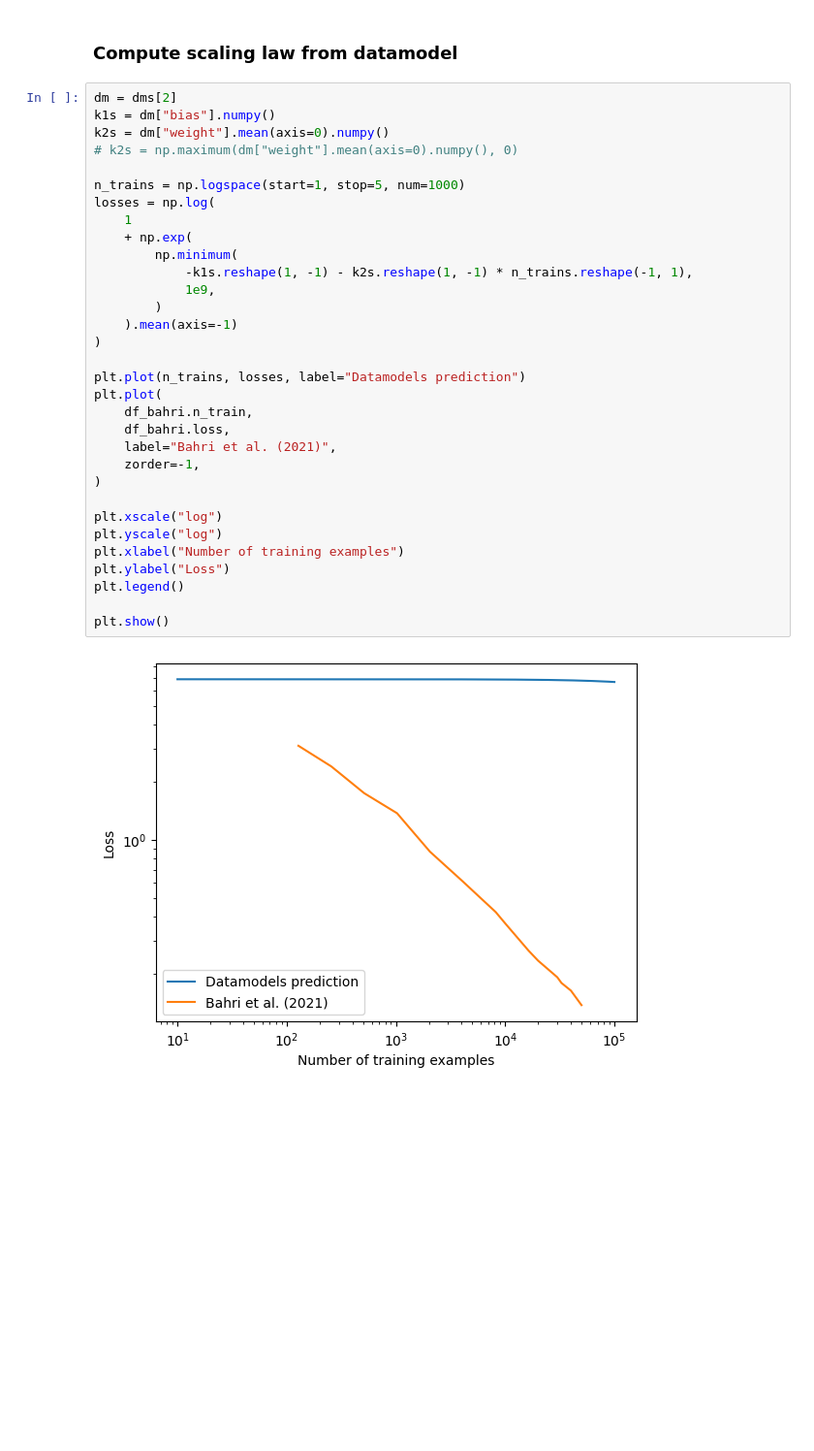
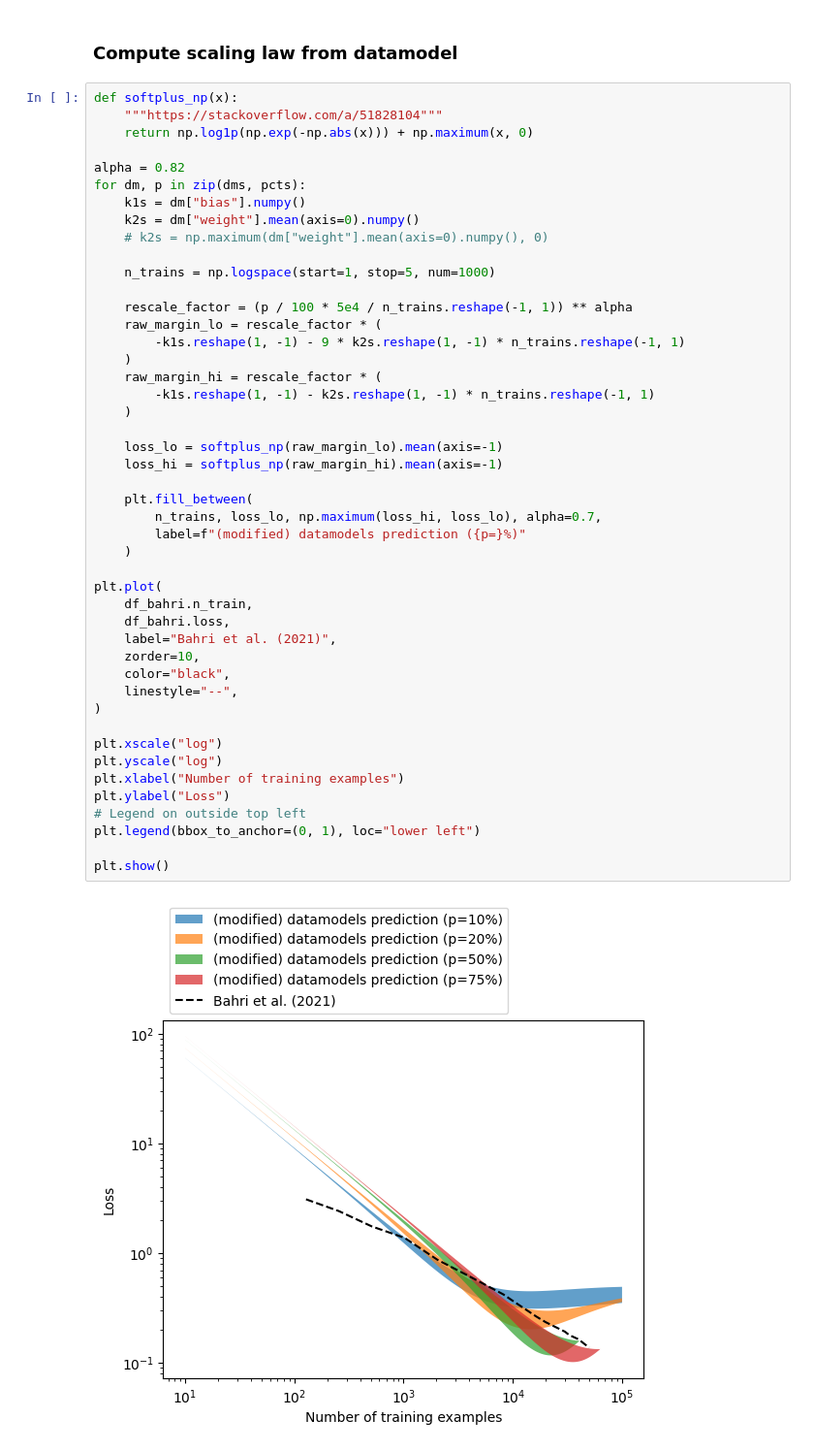
Before and after one commit to ed1d1a8d/scaling, a Jupyter notebook: notebooks/datamodels/back-out-scaling-laws.ipynb, the cells around one changed output. Shown at 97% size. Drawn from its saved outputs; the diff is of its cells as text; blank space fills up the shorter version.

Commit message:
Improve datamodels analysis

```diff
--- a/notebooks/datamodels/back-out-scaling-laws.ipynb
+++ b/notebooks/datamodels/back-out-scaling-laws.ipynb
@@ -95,36 +171,50 @@ plt.show()
 # %% [markdown]
 ### Compute scaling law from datamodel
 # %%
-dm = dms[2]
-k1s = dm["bias"].numpy()
-k2s = dm["weight"].mean(axis=0).numpy()
-# k2s = np.maximum(dm["weight"].mean(axis=0).numpy(), 0)
+def softplus_np(x):
+    """https://stackoverflow.com/a/51828104"""
+    return np.log1p(np.exp(-np.abs(x))) + np.maximum(x, 0)
 
-n_trains = np.logspace(start=1, stop=5, num=1000)
-losses = np.log(
-    1
-    + np.exp(
-        np.minimum(
-            -k1s.reshape(1, -1) - k2s.reshape(1, -1) * n_trains.reshape(-1, 1),
-            1e9,
-        )
-    ).mean(axis=-1)
-)
+alpha = 0.82
+for dm, p in zip(dms, pcts):
+    k1s = dm["bias"].numpy()
+    k2s = dm["weight"].mean(axis=0).numpy()
+    # k2s = np.maximum(dm["weight"].mean(axis=0).numpy(), 0)
 
-plt.plot(n_trains, losses, label="Datamodels prediction")
+    n_trains = np.logspace(start=1, stop=5, num=1000)
+
+    rescale_factor = (p / 100 * 5e4 / n_trains.reshape(-1, 1)) ** alpha
+    raw_margin_lo = rescale_factor * (
+        -k1s.reshape(1, -1) - 9 * k2s.reshape(1, -1) * n_trains.reshape(-1, 1)
+    )
+    raw_margin_hi = rescale_factor * (
+        -k1s.reshape(1, -1) - k2s.reshape(1, -1) * n_trains.reshape(-1, 1)
+    )
+
+    loss_lo = softplus_np(raw_margin_lo).mean(axis=-1)
+    loss_hi = softplus_np(raw_margin_hi).mean(axis=-1)
+
+    plt.fill_between(
+        n_trains, loss_lo, np.maximum(loss_hi, loss_lo), alpha=0.7,
+        label=f"(modified) datamodels prediction ({p=}%)"
+    )
+
 plt.plot(
     df_bahri.n_train,
     df_bahri.loss,
     label="Bahri et al. (2021)",
-    zorder=-1,
+    zorder=10,
+    color="black",
+    linestyle="--",
 )
 
 plt.xscale("log")
 plt.yscale("log")
 plt.xlabel("Number of training examples")
 plt.ylabel("Loss")
-plt.legend()
+# Legend on outside top left
+plt.legend(bbox_to_anchor=(0, 1), loc="lower left")
 
 plt.show()
 # %% [output]
-[figure, old version]
+[figure, new version]
```
Also changed, not shown: parts of 9 cells of this notebook.
